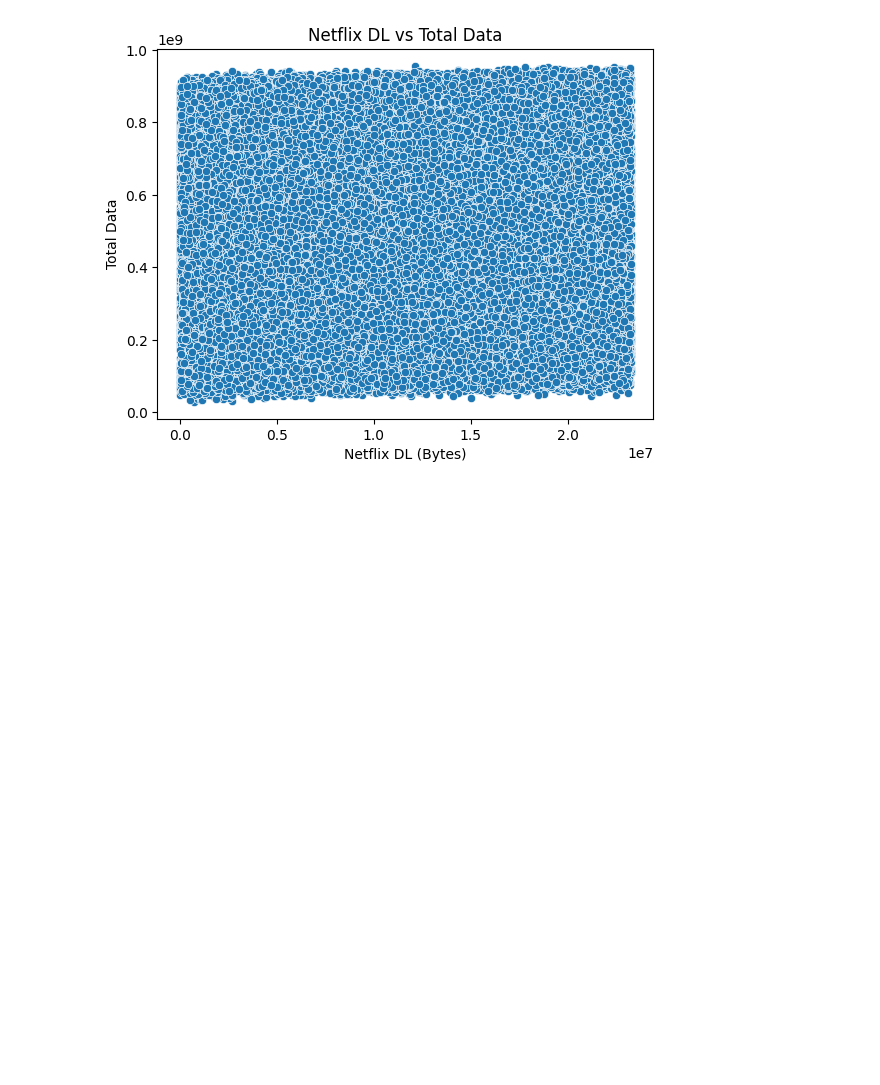
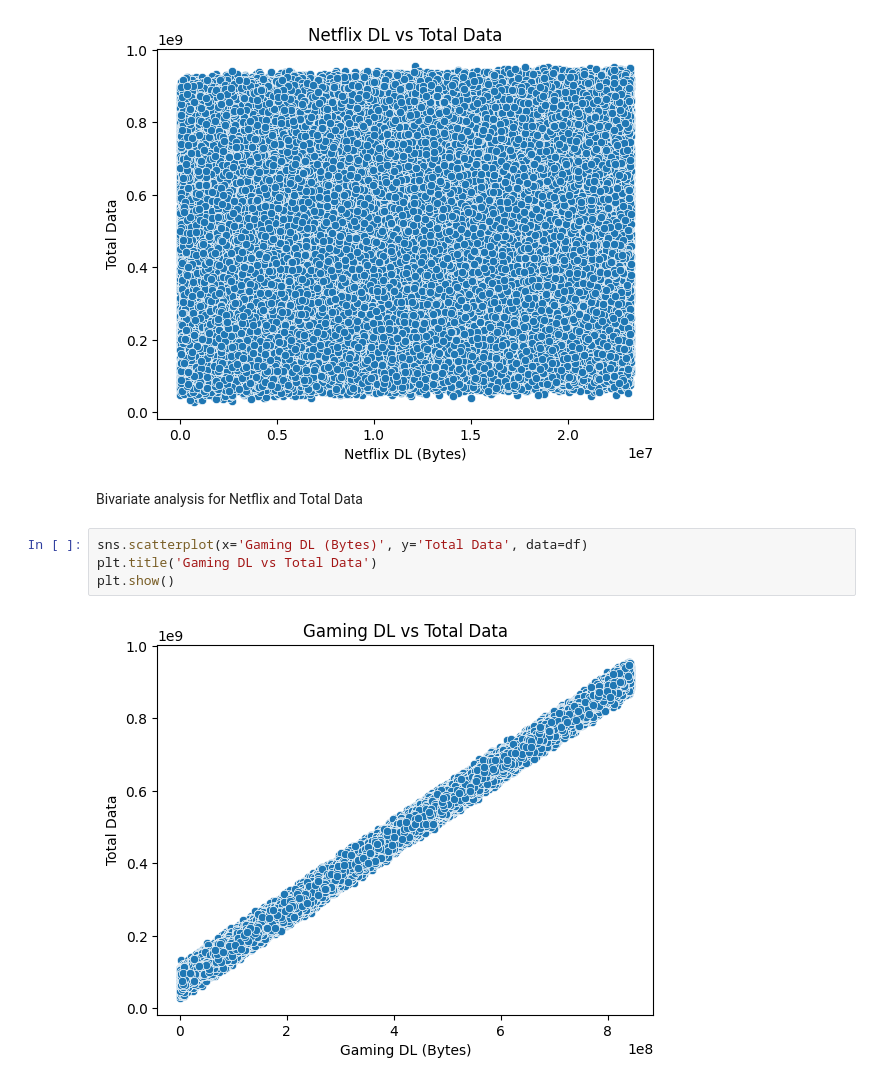
Before and after one commit to fro-su/telecom_analysis, a Jupyter notebook: notebooks/user_overview_analysis.ipynb, the cells around one changed output. Saved outputs shown, nothing was run; the diff lists cells and outputs as text; blank space fills up the shorter version.

Commit message:
Bivariate analysis for Gaming and Total Data

```diff
--- a/notebooks/user_overview_analysis.ipynb
+++ b/notebooks/user_overview_analysis.ipynb
@@ -489,3 +489,11 @@ plt.title('Netflix DL vs Total Data')
 plt.show()
 # %% [output]
 [figure]
+# %% [markdown]
+Bivariate analysis for Netflix and Total Data
+# %%
+sns.scatterplot(x='Gaming DL (Bytes)', y='Total Data', data=df)
+plt.title('Gaming DL vs Total Data')
+plt.show()
+# %% [output]
+[figure, added]
```
